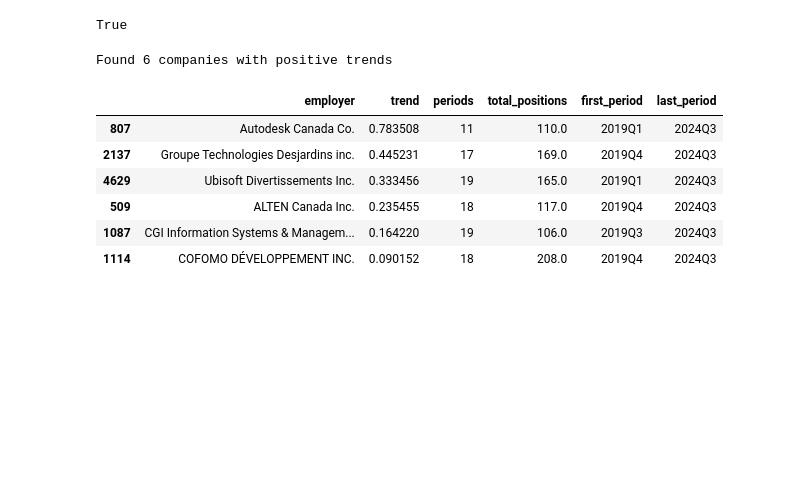
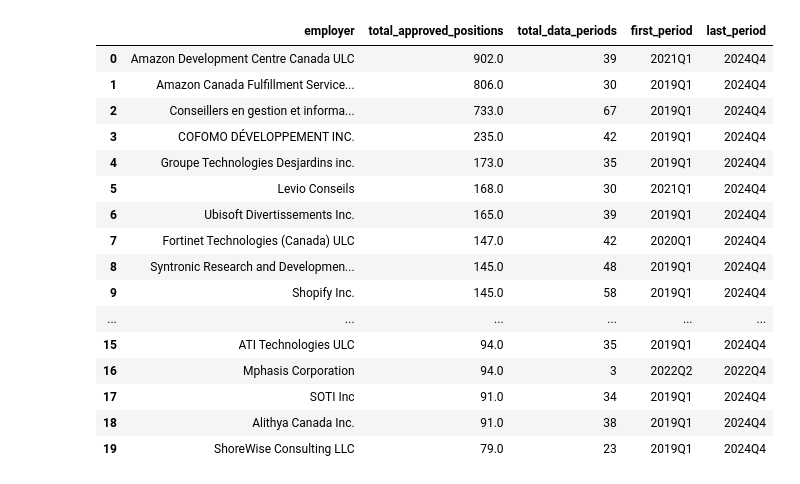
Before and after one commit to tartakynov/lmia-stats, a Jupyter notebook: notebooks/lmia_analysis.ipynb, the cells around one changed output. Cells and saved outputs as stored; diff of their text form; code cells hidden in the pictures; blank space fills up the shorter version.

```diff
--- a/notebooks/lmia_analysis.ipynb
+++ b/notebooks/lmia_analysis.ipynb
@@ -1,23 +1,25 @@
 # %%
-# Data manipulation and analysis
+# Initialize everything
+
 import pandas as pd
 import numpy as np
 
-# Visualization
 import matplotlib.pyplot as plt
 import seaborn as sns
 
-# Database connection
 from sqlalchemy import create_engine
 from dotenv import load_dotenv
 import os
 
-# Set plotting style and configuration
 sns.set_theme()  # Use seaborn's default theme
 plt.style.use('default')  # Use matplotlib's default style
 %matplotlib inline
 
-# Load environment variables
 load_dotenv()
+
+db_user = os.getenv('DB_USER', 'lmia_user')
+db_password = os.getenv('DB_PASSWORD', 'lmia_password')
+db_host = os.getenv('DB_HOST', 'localhost')
+db_name = os.getenv('DB_NAME', 'lmia_stats')
+
+engine = create_engine(f'mysql+pymysql://{db_user}:{db_password}@{db_host}/{db_name}')
-# %% [output]
-True
@@ -33,23 +26,40 @@ engine = create_engine(f'mysql+pymysql://{db_user}:{db_password}@{db_host}/{db_n
 # %%
-# Load data
+# Load data by employer for software & IT sectors
 query = """
 SELECT
     e.employer,
-    e.year,
-    e.quarter,
-    SUM(e.approved_positions) as total_positions
+    SUM(e.approved_positions) as total_approved_positions,
+    COUNT(e.id) as total_data_periods,
+    CONCAT(MIN(e.year), 'Q', MIN(e.quarter)) as first_period,
+    CONCAT(MAX(e.year), 'Q', MAX(e.quarter)) as last_period
 FROM employers e
-WHERE e.occupation LIKE '%%oftware%%'
+WHERE (e.occupation LIKE '%%oftware%%'
    OR e.occupation LIKE '%%eveloper%%'
    OR e.occupation LIKE '%%rogrammer%%'
    OR e.occupation LIKE '%%atabase%%'
-   OR e.occupation LIKE '%%Data Scien%%'
-GROUP BY e.employer, e.year, e.quarter
-ORDER BY e.employer, e.year, e.quarter
+   OR e.occupation LIKE '%%Data Scien%%')
+   AND e.employer IS NOT NULL
+GROUP BY e.employer
+ORDER BY total_approved_positions DESC
 """
 
 df = pd.read_sql(query, engine)
-
-# Create a time-based index for trend analysis
-df['period'] = df['year'].astype(str) + 'Q' + df['quarter'].astype(str)
-df['time_index'] = df['year'] * 4 + df['quarter']
+df.head(20)
+# %% [output]
+|  | employer | total_approved_positions | total_data_periods | first_period | last_period |
+| 0 | Amazon Development Centre Canada ULC | 902.0 | 39 | 2021Q1 | 2024Q4 |
+| 1 | Amazon Canada Fulfillment Service... | 806.0 | 30 | 2019Q1 | 2024Q4 |
+| 2 | Conseillers en gestion et informa... | 733.0 | 67 | 2019Q1 | 2024Q4 |
+| 3 | COFOMO DÉVELOPPEMENT INC. | 235.0 | 42 | 2019Q1 | 2024Q4 |
+| 4 | Groupe Technologies Desjardins inc. | 173.0 | 35 | 2019Q1 | 2024Q4 |
+| 5 | Levio Conseils | 168.0 | 30 | 2021Q1 | 2024Q4 |
+| 6 | Ubisoft Divertissements Inc. | 165.0 | 39 | 2019Q1 | 2024Q4 |
+| 7 | Fortinet Technologies (Canada) ULC | 147.0 | 42 | 2020Q1 | 2024Q4 |
+| 8 | Syntronic Research and Developmen... | 145.0 | 48 | 2019Q1 | 2024Q4 |
+| 9 | Shopify Inc. | 145.0 | 58 | 2019Q1 | 2024Q4 |
+| ... | ... | ... | ... | ... | ... |
+| 15 | ATI Technologies ULC | 94.0 | 35 | 2019Q1 | 2024Q4 |
+| 16 | Mphasis Corporation | 94.0 | 3 | 2022Q2 | 2022Q4 |
+| 17 | SOTI Inc | 91.0 | 34 | 2019Q1 | 2024Q4 |
+| 18 | Alithya Canada Inc. | 91.0 | 38 | 2019Q1 | 2024Q4 |
+| 19 | ShoreWise Consulting LLC | 79.0 | 23 | 2019Q1 | 2024Q4 |
@@ -94,23 +66 @@ trends_df = pd.DataFrame(trend_results)
-# %%
-# Filter companies with positive trends and at least 2 data points
-positive_trends = trends_df[
-    (trends_df['trend'] > 0) &
-    (trends_df['periods'] >= 3) &
-    (trends_df['last_period'] == '2024Q3') &
-    (trends_df['total_positions'] >= 100)
-].sort_values(by='trend', ascending=False)
-
-# Display the top 20 companies with the strongest positive trends
-top_positive_trends = positive_trends.head(20)
-print(f"Found {len(positive_trends)} companies with positive trends")
-top_positive_trends[['employer', 'trend', 'periods', 'total_positions', 'first_period', 'last_period']]
-# %% [output]
-Found 6 companies with positive trends
-|  | employer | trend | periods | total_positions | first_period | last_period |
-| 807 | Autodesk Canada Co. | 0.783508 | 11 | 110.0 | 2019Q1 | 2024Q3 |
-| 2137 | Groupe Technologies Desjardins inc. | 0.445231 | 17 | 169.0 | 2019Q4 | 2024Q3 |
-| 4629 | Ubisoft Divertissements Inc. | 0.333456 | 19 | 165.0 | 2019Q1 | 2024Q3 |
-| 509 | ALTEN Canada Inc. | 0.235455 | 18 | 117.0 | 2019Q4 | 2024Q3 |
-| 1087 | CGI Information Systems & Managem... | 0.164220 | 19 | 106.0 | 2019Q3 | 2024Q3 |
-| 1114 | COFOMO DÉVELOPPEMENT INC. | 0.090152 | 18 | 208.0 | 2019Q4 | 2024Q3 |
 # %%
```
Also changed, not shown: parts of 3 cells of this notebook.
